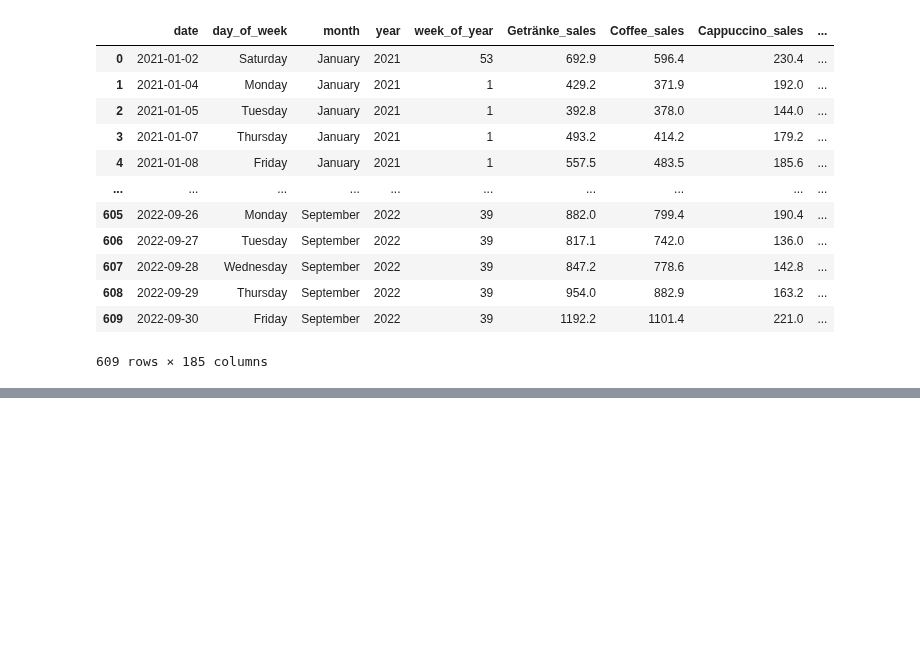
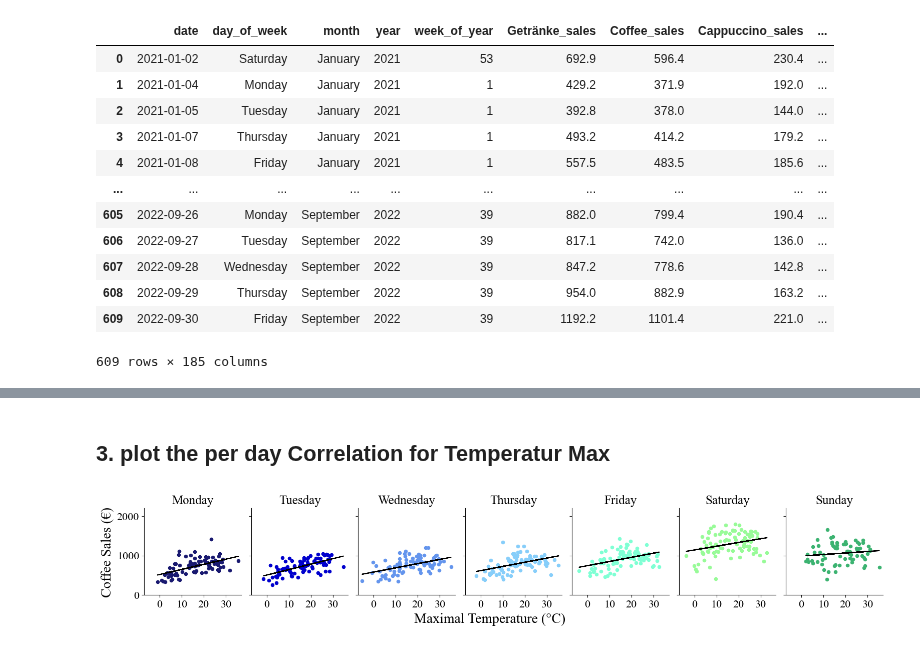
Before and after one commit to magicmagnus/CoffeeClimateCorrelation, a Jupyter notebook: 03_plot_combined_data.ipynb, the cells around one changed output, grey strips where cells are left out. Drawn from its saved outputs; the diff is of its cells as text; code cells hidden in the pictures; blank space fills up the shorter version.

```diff
--- a/03_plot_combined_data.ipynb
+++ b/03_plot_combined_data.ipynb
@@ -37,3 +37,15 @@ df
 | 608 | 2022-09-29 | Thursday | September | 2022 | 39 | 954.0 | 882.9 | 163.2 | ... |
 | 609 | 2022-09-30 | Friday | September | 2022 | 39 | 1192.2 | 1101.4 | 221.0 | ... |
 609 rows × 185 columns
+# %%
+def plot_correlation(df, weather_variable, sales_variable, condition, condition_value, ax, s, marker, color=None):
+    df= df[df[condition] == condition_value]
+    ax.scatter(df[weather_variable], df[sales_variable], color=color, s=s, marker=marker)
+    X = df[weather_variable].values.reshape(-1, 1)
+    y = df[sales_variable].values.reshape(-1, 1)
+    reg = LinearRegression().fit(X, y)
+    ax.plot(X, reg.predict(X), color="black")
+    corr = scipy.stats.pearsonr(df[sales_variable], df[weather_variable])[0]
+    pval = scipy.stats.pearsonr(df[sales_variable], df[weather_variable])[1]
+    #ax.set_title(f"{condition_value},\n Corr={corr.round(2)}, PVal={pval.round(3)}", fontsize=16)
+    ax.set_title(f"{condition_value}", fontsize=18)
@@ -86,0 +166,29 @@ plt.show()
+# %% [markdown]
+## 3. plot the per day Correlation for Temperatur Max
+# %%
+weather_variable = "temperature_max"
+
+sales_variable = "Coffee_sales"
+
+
+# Plot the correlation between the max temperature and the sales for each day of the week
+fig, axes = plt.subplots(1, 7, figsize=(16, 3), sharey=True, sharex=True, frameon=True)
+fig.supxlabel("Maximal Temperature (°C)", fontsize=20, x=0.5, y=0.08)
+fig.supylabel("Coffee Sales (€)",        fontsize=20, x=0.015, y=0.57)
+for i, day in enumerate(days):
+    plot_correlation(df, weather_variable, sales_variable, "day_of_week", day, axes[i], 20, "o", day_colors[i])
+    axes[i].set_ylim(0, 2200)
+    axes[i].set_yticks(np.arange(0, 2500, 1000))
+    axes[i].set_xlim(-7, 37)
+    axes[i].set_xticks(np.arange(0, 40, 10))
+    # set the font size of the x and y axis labels
+    axes[i].tick_params(axis="both", which="major", labelsize=16)
+
+    axes[i].spines["right"].set_visible(False)
+    axes[i].spines["top"].set_visible(False)
+# tight layout to avoid overlapping of the x-axis labels
+plt.tight_layout()
+plt.savefig("results/correlation_by_day_of_week.pdf", dpi=300, bbox_inches="tight")
+plt.show()
+# %% [output]
+[figure, added]
```
Also changed, not shown: parts of 16 cells of this notebook, 6 other files.
